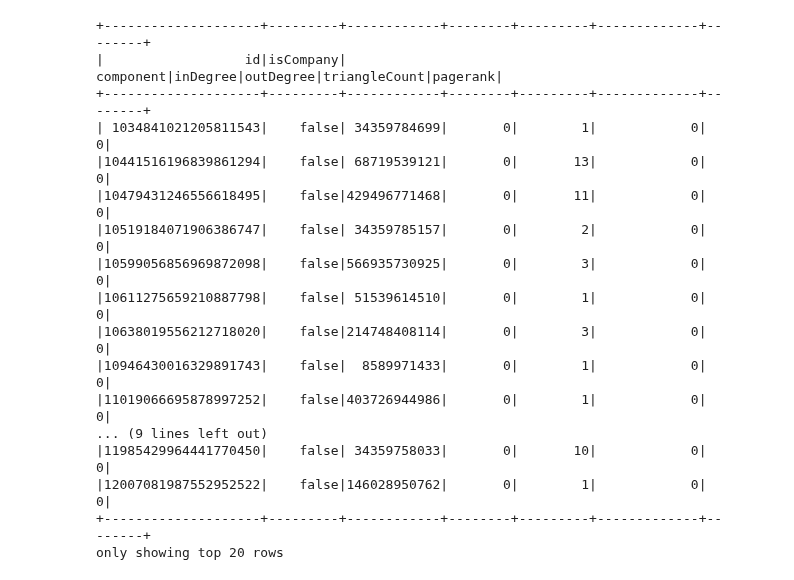
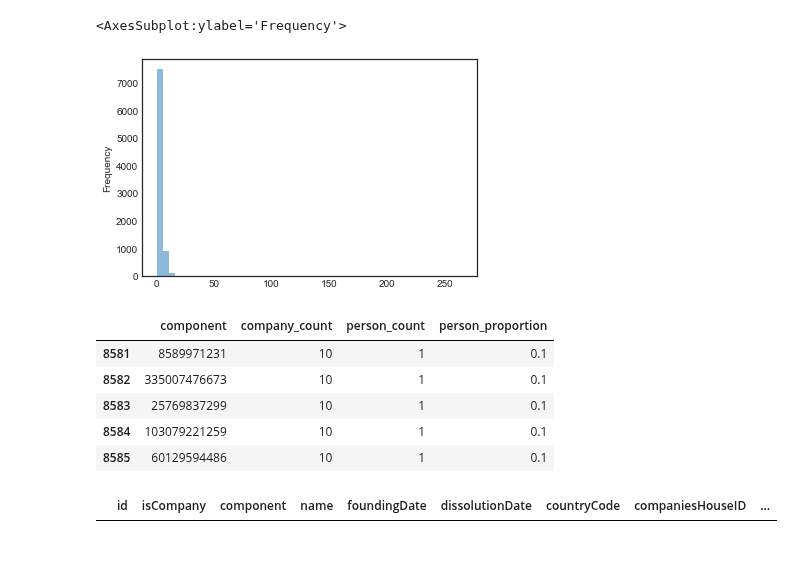
Before and after one commit to domvwt/msc-thesis, a Jupyter notebook: notebooks/99-scratch.ipynb, the cells around one changed output. Saved outputs shown, nothing was run; the diff lists cells and outputs as text; code cells hidden in the pictures; blank space fills up the shorter version.

```diff
--- a/notebooks/99-scratch.ipynb
+++ b/notebooks/99-scratch.ipynb
@@ -104 +46,5 @@ SyntaxError: invalid syntax
+# %%
+companies_nodes_df = spark.read.parquet(conf_dict["companies_nodes"])
+persons_nodes_df = spark.read.parquet(conf_dict["persons_nodes"])
+edges_df = spark.read.parquet(conf_dict["edges"])
 # %%
@@ -169,20 +141,18 @@ def join_graph_features_to_entities(
+# %%
+components_summary_pd["person_count"].plot.hist(bins=50, alpha=0.5)
+# %% [output]
+<AxesSubplot:ylabel='Frequency'>
+[figure, added]
+# %%
+components_summary_pd.query("person_count > 0").tail()
+# %% [output]
+|  | component | company_count | person_count | person_proportion |
+| 8581 | 8589971231 | 10 | 1 | 0.1 |
+| 8582 | 335007476673 | 10 | 1 | 0.1 |
+| 8583 | 25769837299 | 10 | 1 | 0.1 |
+| 8584 | 103079221259 | 10 | 1 | 0.1 |
+| 8585 | 60129594486 | 10 | 1 | 0.1 |
 # %%
-nodes_filtered_df.filter(~F.col("isCompany")).show()
+companies_nodes_df.filter(F.col("component") == "8589942400").toPandas()
 # %% [output]
-+--------------------+---------+------------+--------+---------+-------------+--------+
-|                  id|isCompany|   component|inDegree|outDegree|triangleCount|pagerank|
-+--------------------+---------+------------+--------+---------+-------------+--------+
-| 1034841021205811543|    false| 34359784699|       0|        1|            0|       0|
-|10441516196839861294|    false| 68719539121|       0|       13|            0|       0|
-|10479431246556618495|    false|429496771468|       0|       11|            0|       0|
-|10519184071906386747|    false| 34359785157|       0|        2|            0|       0|
-|10599056856969872098|    false|566935730925|       0|        3|            0|       0|
-|10611275659210887798|    false| 51539614510|       0|        1|            0|       0|
-|10638019556212718020|    false|214748408114|       0|        3|            0|       0|
-|10946430016329891743|    false|  8589971433|       0|        1|            0|       0|
-|11019066695878997252|    false|403726944986|       0|        1|            0|       0|
-... (9 lines left out)
-|11985429964441770450|    false| 34359758033|       0|       10|            0|       0|
-|12007081987552952522|    false|146028950762|       0|        1|            0|       0|
-+--------------------+---------+------------+--------+---------+-------------+--------+
-only showing top 20 rows
+|  | id | isCompany | component | name | foundingDate | dissolutionDate | countryCode | companiesHouseID | ... |
```
Also changed, not shown: parts of 28 cells of this notebook, 24 other files.
